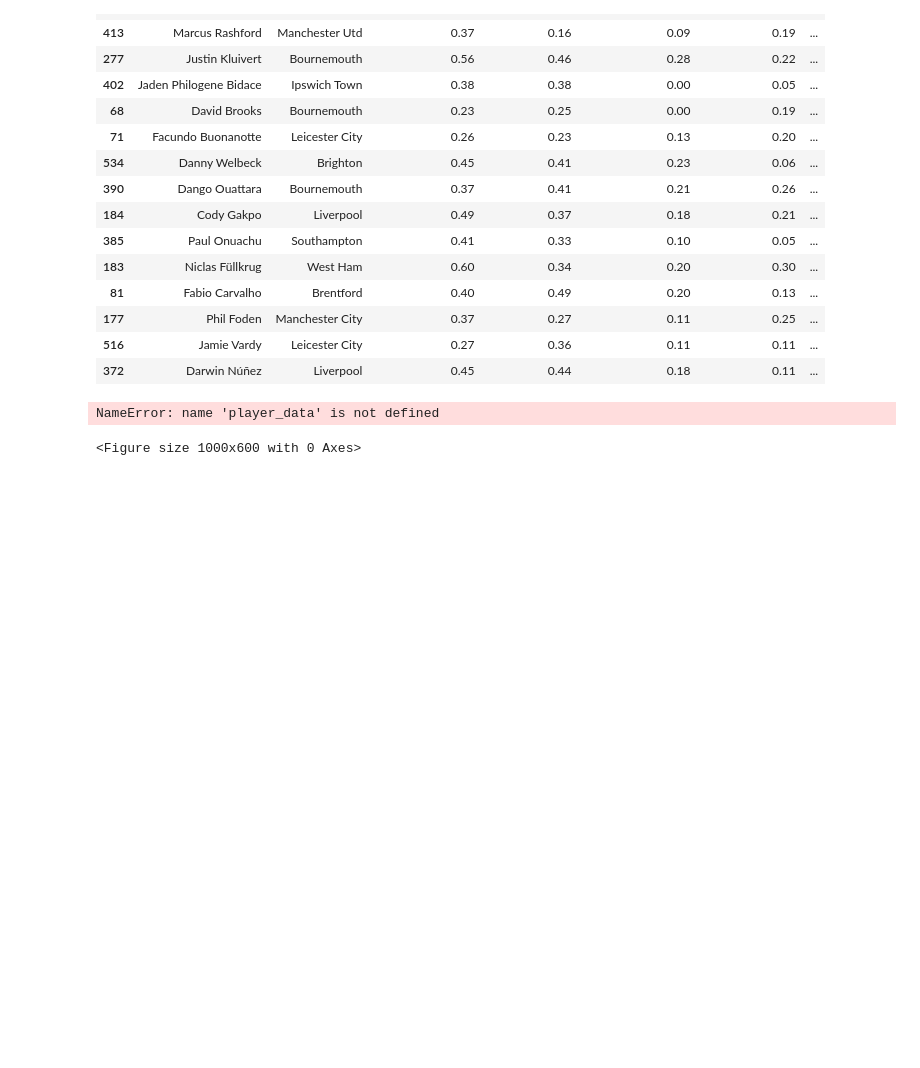
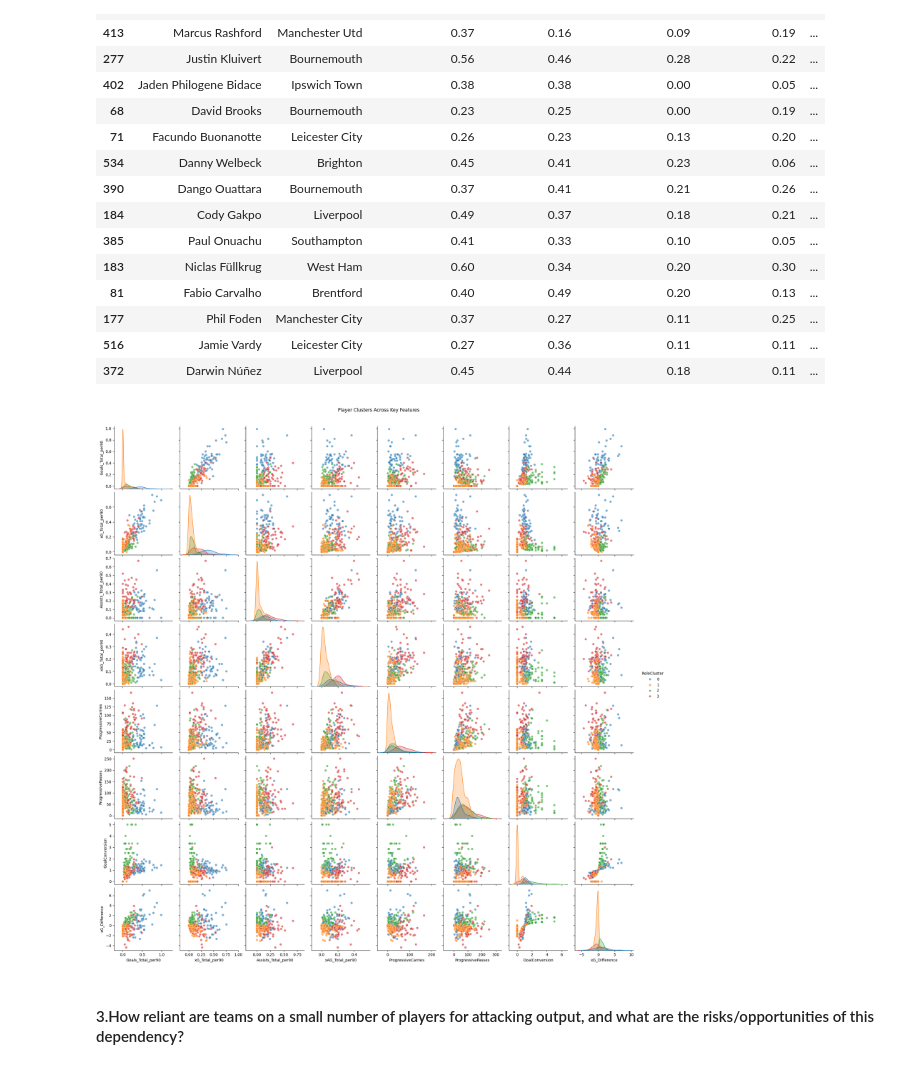
Before and after one commit to AvirukthGT/PremierLeagueAnalysis, a Jupyter notebook: player_analysis.ipynb, the cells around one changed output. Drawn from its saved outputs; the diff is of its cells as text; code cells hidden in the pictures; blank space fills up the shorter version.

Commit message:
top3 player dependency

```diff
--- a/player_analysis.ipynb
+++ b/player_analysis.ipynb
@@ -576,23 +576,16 @@ player_data[['Player', 'Club'] + features + ['RoleCluster']].sort_values('RoleCl
 | 177 | Phil Foden | Manchester City | 0.37 | 0.27 | 0.11 | 0.25 | ... |
 | 516 | Jamie Vardy | Leicester City | 0.27 | 0.36 | 0.11 | 0.11 | ... |
 | 372 | Darwin Núñez | Liverpool | 0.45 | 0.44 | 0.18 | 0.11 | ... |
-# %%
-plt.figure(figsize=(10, 6))
-sns.scatterplot(
-    data=player_data,
-    x='Goals_Total_per90',
-    y='Assists_Total_per90',
-    hue='RoleCluster',
-    palette='tab10',
-    s=80
-)
-plt.title('Player Role Clustering: Goals vs Assists per 90')
-plt.xlabel('Goals per 90')
-plt.ylabel('Assists per 90')
-plt.axhline(0.2, linestyle='--', color='gray', alpha=0.5)
-plt.axvline(0.2, linestyle='--', color='gray', alpha=0.5)
-plt.tight_layout()
-plt.show()
-# %% [output]
-NameError: name 'player_data' is not defined
-<Figure size 1000x600 with 0 Axes>
+# %%
+sns.pairplot(
+    player_data[features + ['RoleCluster']],
+    hue='RoleCluster',
+    palette='tab10',
+    plot_kws={'alpha': 0.6}
+)
+plt.suptitle('Player Clusters Across Key Features', y=1.02)
+plt.show()
+# %% [output]
+[figure, added]
+# %% [markdown]
+#### 3.How reliant are teams on a small number of players for attacking output, and what are the risks/opportunities of this dependency?
```
Also changed, not shown: parts of 3 cells of this notebook.
